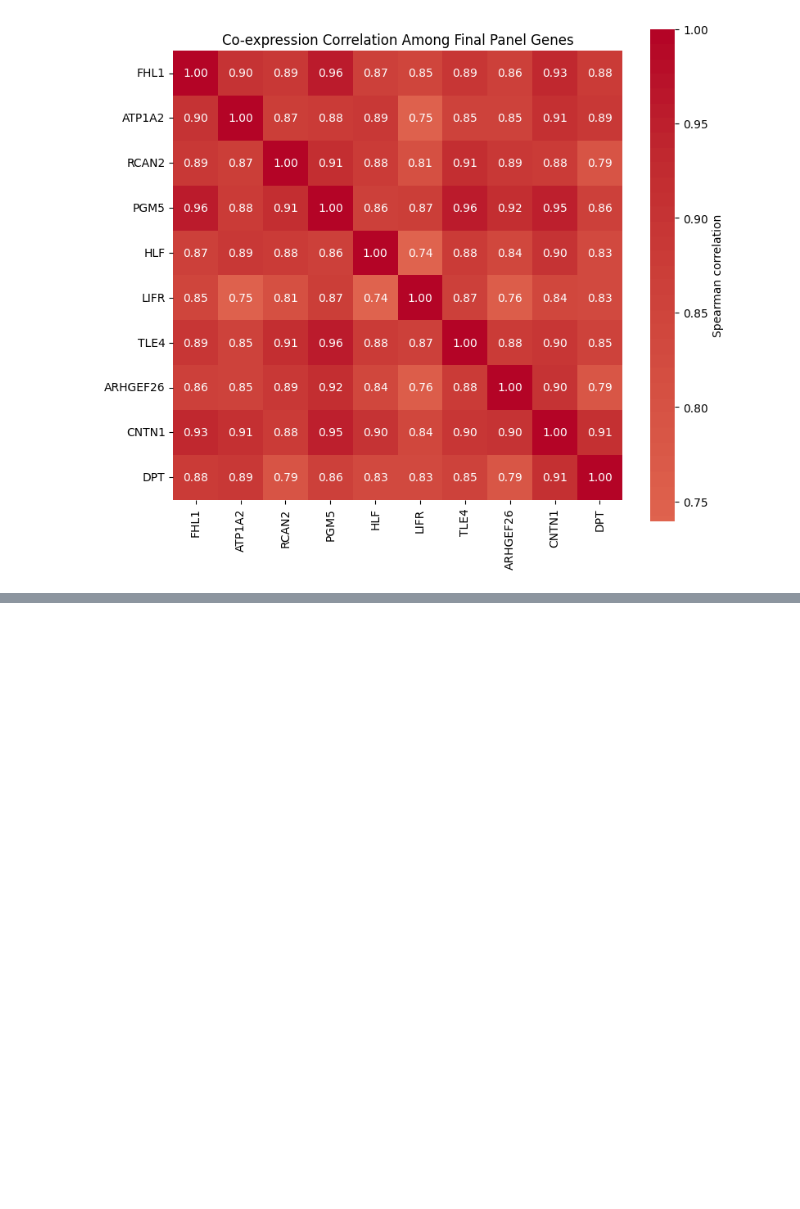
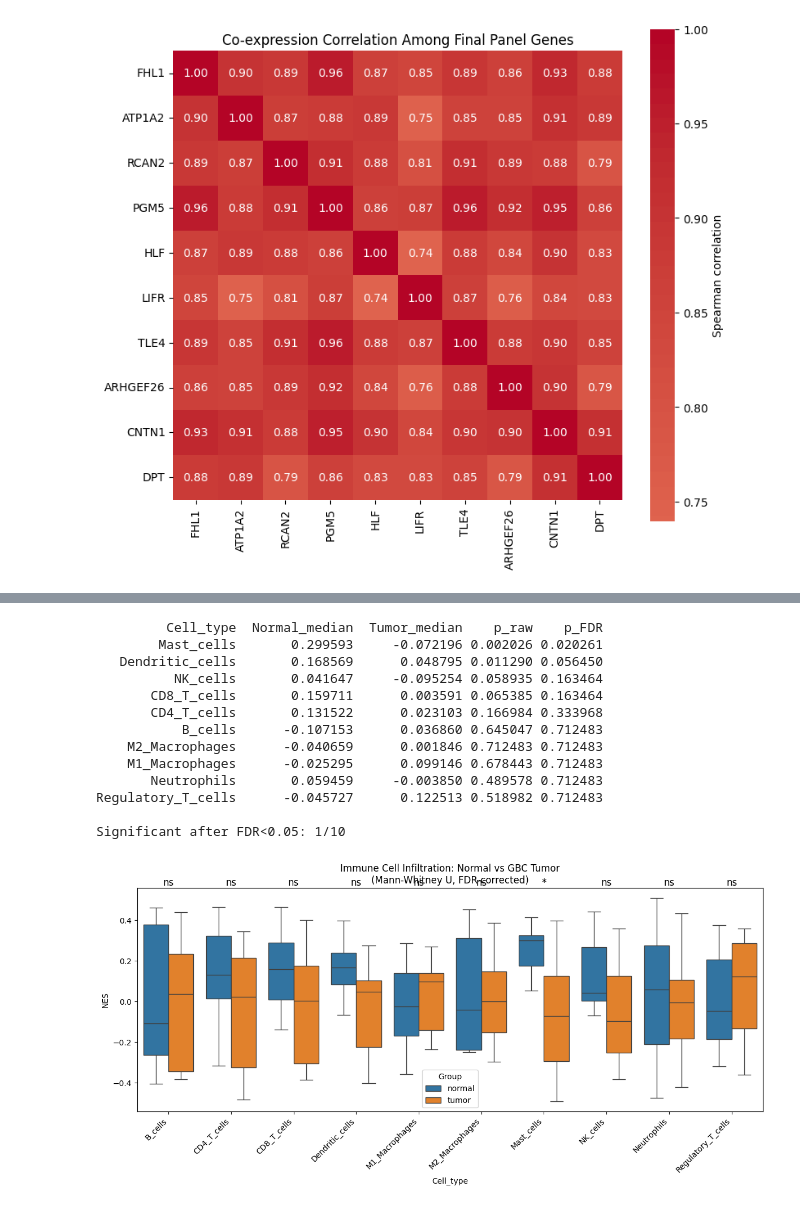
Before and after one commit to DhimanTarafdar/gallbladder_cancer_research, a Jupyter notebook: Gallbladder_Cancer_Biomarker_Pipeline.ipynb, the cells around one changed output, grey strips where cells are left out. Drawn from its saved outputs; the diff is of its cells as text; code cells hidden in the pictures; blank space fills up the shorter version.

```diff
--- a/Gallbladder_Cancer_Biomarker_Pipeline.ipynb
+++ b/Gallbladder_Cancer_Biomarker_Pipeline.ipynb
@@ -980,0 +1365,79 @@ plt.show()
+# %%
+# ============================================================
+# STAGE 11d-extra: Mann-Whitney test + FDR for immune boxplot
+# ============================================================
+from scipy.stats import mannwhitneyu
+from statsmodels.stats.multitest import multipletests
+
+# split normal vs tumor for each cell type
+normal_idx = [i for i, l in enumerate(discovery_labels_full) if l == 'normal']
+tumor_idx  = [i for i, l in enumerate(discovery_labels_full) if l == 'tumor']
+
+pvals = []
+for cell in immune_scores.columns:
+    n_vals = immune_scores.iloc[normal_idx][cell]
+    t_vals = immune_scores.iloc[tumor_idx][cell]
+    _, p = mannwhitneyu(t_vals, n_vals, alternative='two-sided')
+    pvals.append(p)
+
+# FDR (Benjamini-Hochberg)
+_, pvals_fdr, _, _ = multipletests(pvals, method='fdr_bh')
+
+# collect medians for reference
+med_normal = [immune_scores.iloc[normal_idx][c].median() for c in immune_scores.columns]
+med_tumor  = [immune_scores.iloc[tumor_idx][c].median()  for c in immune_scores.columns]
+
+immune_stats = pd.DataFrame({
+    'Cell_type':     immune_scores.columns,
+    'Normal_median': med_normal,
+    'Tumor_median':  med_tumor,
+    'p_raw':         pvals,
+    'p_FDR':         pvals_fdr,
+}).sort_values('p_FDR')
+
+print(immune_stats.to_string(index=False))
+print(f"\nSignificant after FDR<0.05: {(immune_stats['p_FDR'] < 0.05).sum()}/{len(immune_stats)}")
+
+# ---- updated boxplot with significance stars ----
+immune_plot_df = immune_scores.copy()
+immune_plot_df['Group'] = discovery_labels_full
+immune_plot_df.index.name = 'Sample'
+melted = (immune_plot_df.reset_index()
+          .melt(id_vars=['Sample', 'Group'],
+                var_name='Cell_type', value_name='NES'))
+
+# star annotation per cell type
+def star(p):
+    return '***' if p < 0.001 else '**' if p < 0.01 else '*' if p < 0.05 else 'ns'
+
+star_map = dict(zip(immune_stats['Cell_type'], immune_stats['p_FDR'].map(star)))
+
+plt.figure(figsize=(12, 6))
+ax = sns.boxplot(data=melted, x='Cell_type', y='NES', hue='Group')
+plt.xticks(rotation=45, ha='right')
+
+# place stars above each cell-type pair
+ymax = melted['NES'].max()
+for i, cell in enumerate(immune_scores.columns):
+    ax.text(i, ymax + 0.05, star_map[cell],
+            ha='center', va='bottom', fontsize=12)
+
+plt.title('Immune Cell Infiltration: Normal vs GBC Tumor\n(Mann-Whitney U, FDR-corrected)')
+plt.tight_layout()
+plt.savefig('immune_tumor_vs_normal_boxplot_FDR.png', dpi=300, bbox_inches='tight')
+plt.show()
+# %% [output]
+         Cell_type  Normal_median  Tumor_median    p_raw    p_FDR
+        Mast_cells       0.299593     -0.072196 0.002026 0.020261
+   Dendritic_cells       0.168569      0.048795 0.011290 0.056450
+          NK_cells       0.041647     -0.095254 0.058935 0.163464
+       CD8_T_cells       0.159711      0.003591 0.065385 0.163464
+       CD4_T_cells       0.131522      0.023103 0.166984 0.333968
+           B_cells      -0.107153      0.036860 0.645047 0.712483
+    M2_Macrophages      -0.040659      0.001846 0.712483 0.712483
+    M1_Macrophages      -0.025295      0.099146 0.678443 0.712483
+       Neutrophils       0.059459     -0.003850 0.489578 0.712483
+Regulatory_T_cells      -0.045727      0.122513 0.518982 0.712483
+
+Significant after FDR<0.05: 1/10
+[figure, added]
```
Also changed, not shown: parts of 13 cells of this notebook.
